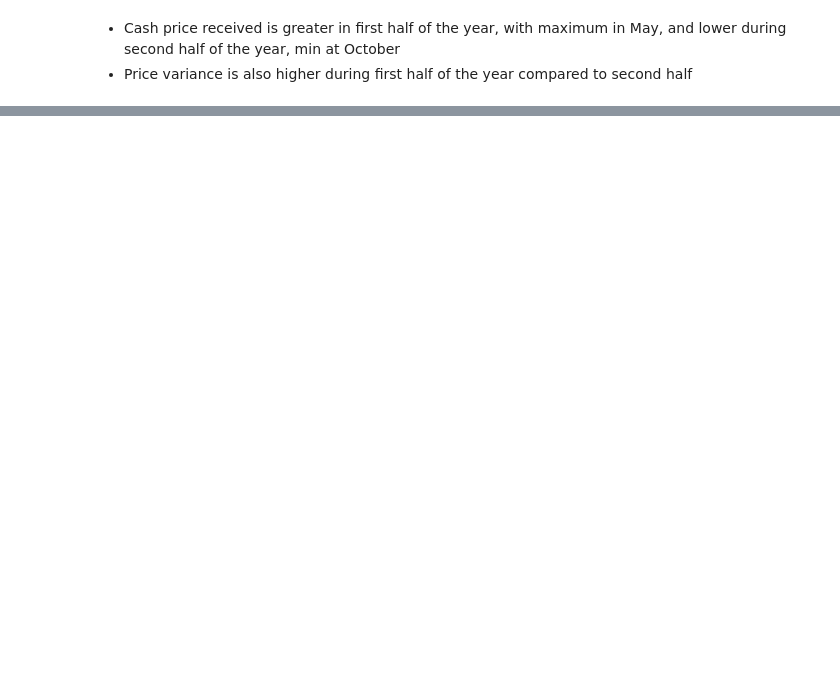
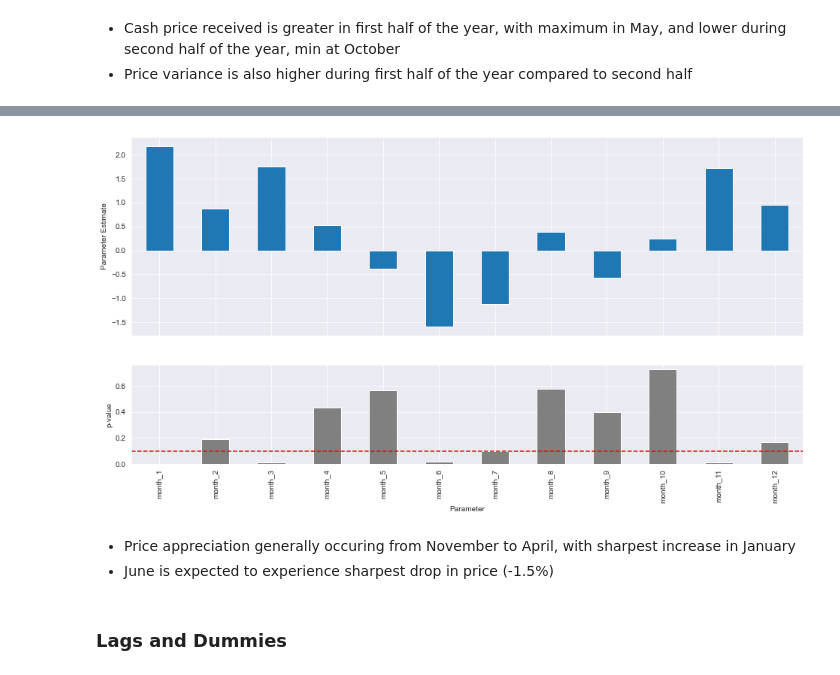
Before and after one commit to EricOstr/live_cattle, a Jupyter notebook: analysis/monthly_cash_price_analysis/cash_price_seasonal.ipynb, the cells around one changed output, grey strips where cells are left out. Saved outputs shown, nothing was run; the diff lists cells and outputs as text; code cells hidden in the pictures; blank space fills up the shorter version.

```diff
--- a/analysis/monthly_cash_price_analysis/cash_price_seasonal.ipynb
+++ b/analysis/monthly_cash_price_analysis/cash_price_seasonal.ipynb
@@ -49,0 +145,12 @@ Text(0.5, 1.0, 'Mean Adjusted Price Received for GE 500 National Futures by Mont
+# %%
+X = pd.get_dummies(df.month)
+X.columns = [ f'month_{i}' for i in X.columns]
+# X = sm.add_constant(X)
+
+y = price_received_ge_500_national_pct_chg
+y = y.dropna()
+y.name = 'price_received_ge_500_national_pct_chg'
+
+model = sm.OLS(y, X.loc[y.index, :]).fit()
+
+print(model.summary())
@@ -49,0 +184,9 @@ Text(0.5, 1.0, 'Mean Adjusted Price Received for GE 500 National Futures by Mont
+# %%
+src.plot_coefficients_pvalues(model)
+# %% [output]
+[figure, added]
+# %% [markdown]
+- Price appreciation generally occuring from November to April, with sharpest increase in January
+- June is expected to experience sharpest drop in price (-1.5%)
+# %% [markdown]
+### Lags and Dummies
```
Also changed, not shown: parts of 36 cells of this notebook, 7 other files.
